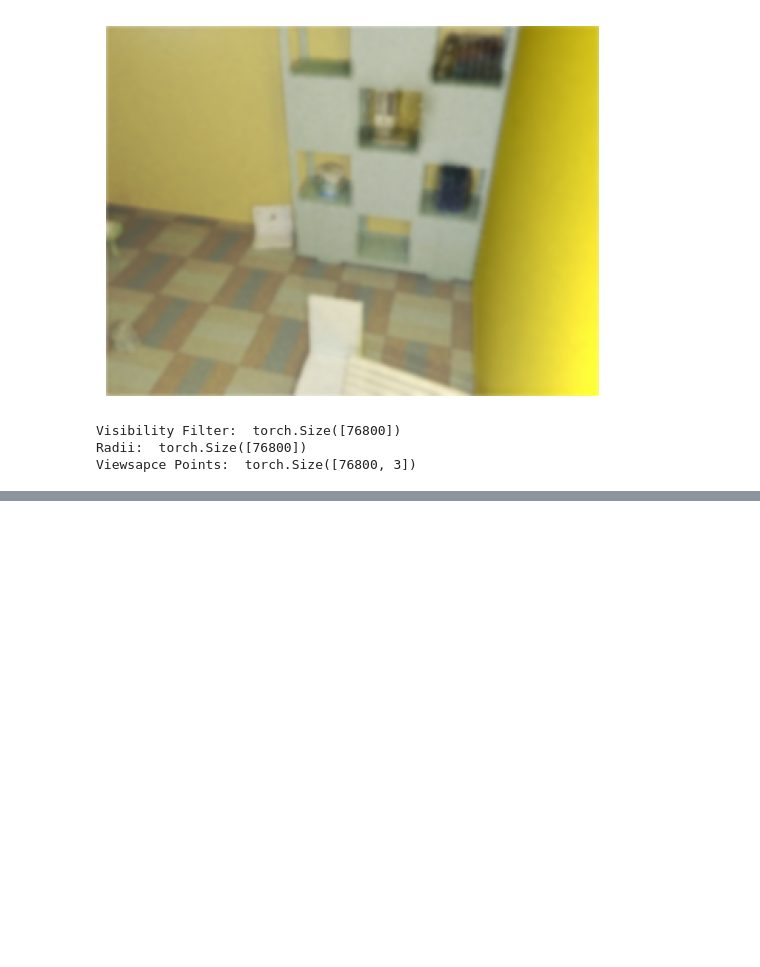
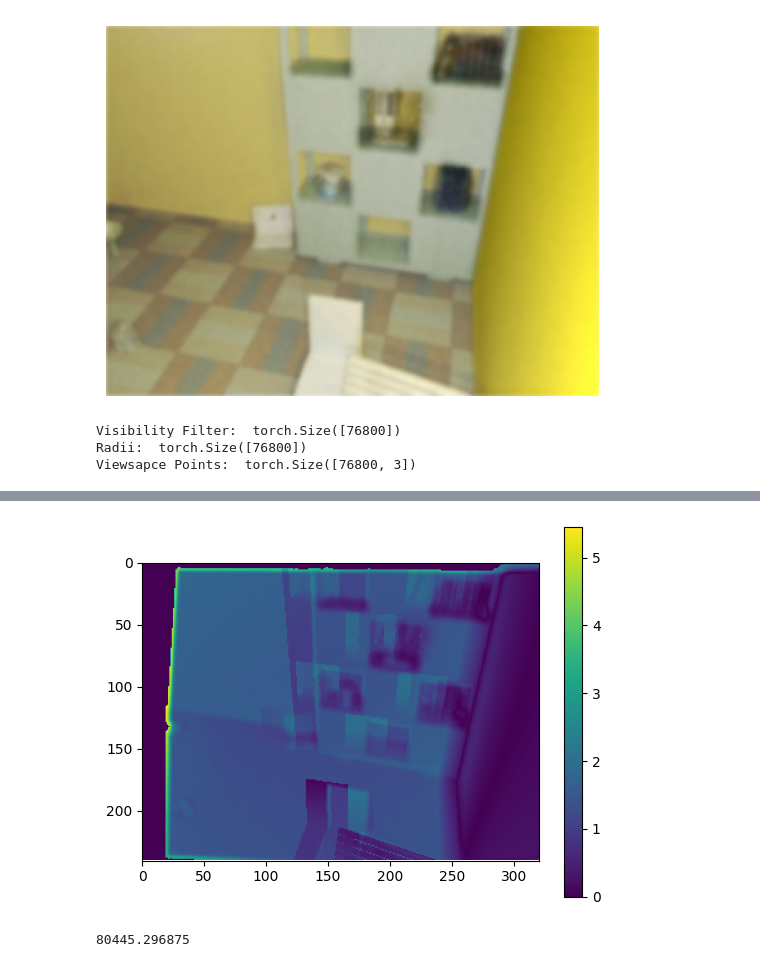
Before and after one commit to viswaravi/gaussian-splatting, a Jupyter notebook: Progressive_Train-Scenenet.ipynb, the cells around one changed output, grey strips where cells are left out. Saved outputs shown, nothing was run; the diff lists cells and outputs as text; code cells hidden in the pictures; blank space fills up the shorter version.

```diff
--- a/Progressive_Train-Scenenet.ipynb
+++ b/Progressive_Train-Scenenet.ipynb
@@ -206,9 +203,11 @@ plt.show()
 # %%
 mask = raster_depth_map == 0
-# showTensorDepthImage(mask)
-showTensorDepthImage(torch.abs(raster_depth_map - viewpoint_stack[3].original_depth) * ~mask)
+showTensorDepthImage(torch.abs(raster_depth_map - viewpoint_stack[0].original_depth) * ~mask)
 
-loss = (torch.abs(raster_depth_map - viewpoint_stack[3].original_depth) * ~mask).sum()
+loss = (torch.abs(raster_depth_map - viewpoint_stack[0].original_depth) * ~mask).sum()
 print(loss.item())
+# %% [output]
+[figure, added]
+80445.296875
 # %%
 image_array = visibility_map.cpu().numpy()
```
Also changed, not shown: parts of 15 cells of this notebook, 10 other files.
